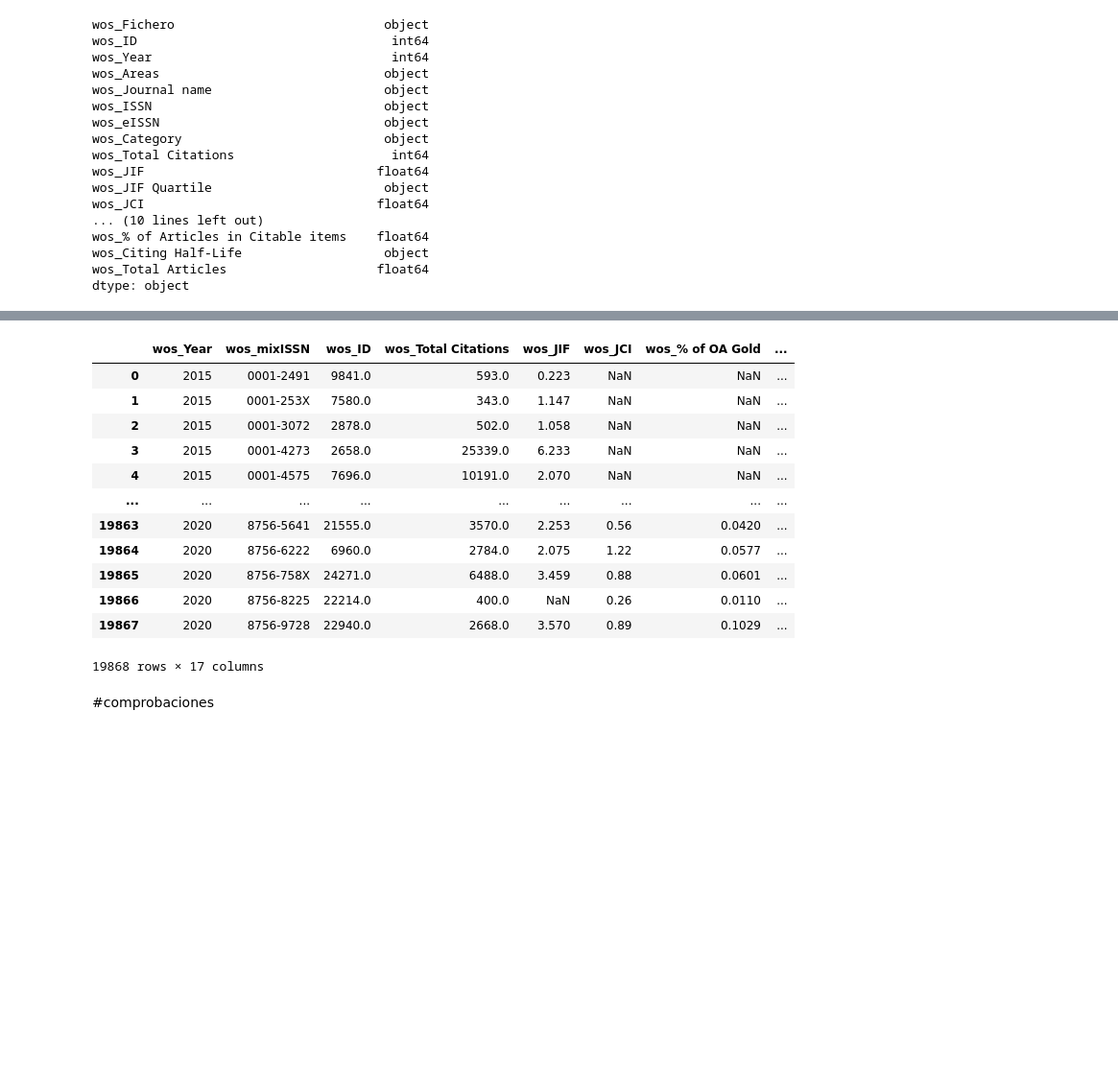
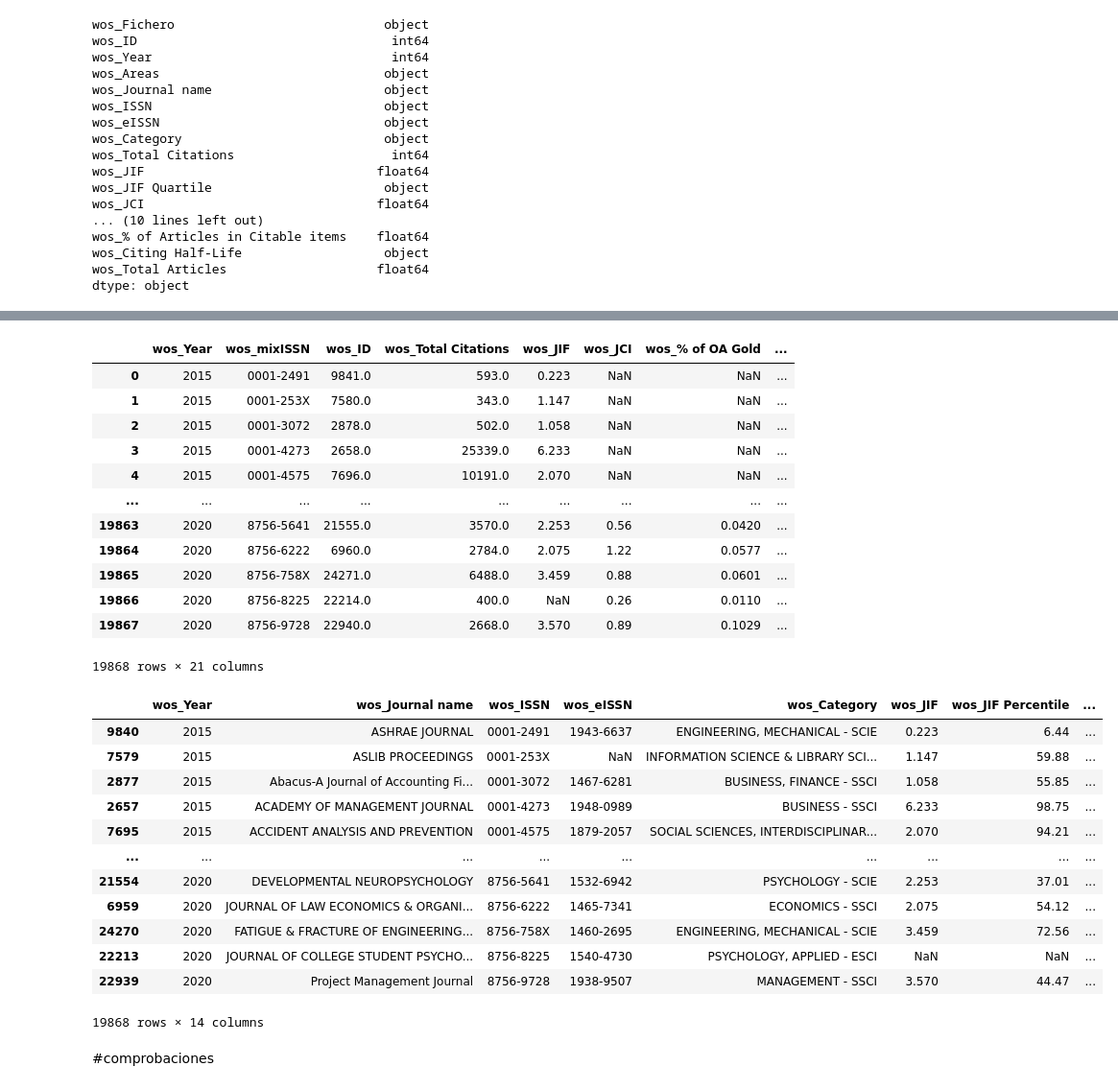
Before and after one commit to jamg-upv/Impacto-citas-articulo, a Jupyter notebook: impactoencitas.ipynb, the cells around one changed output, grey strips where cells are left out. Shown at 96% size. Drawn from its saved outputs; the diff is of its cells as text; code cells hidden in the pictures; blank space fills up the shorter version.

```diff
--- a/impactoencitas.ipynb
+++ b/impactoencitas.ipynb
@@ -867,7 +867,7 @@ dtype: object
 
 
 
-JournalMetricsWos['JCIpercentil'] = JournalMetricsWos.groupby(['Year','Category'])['JCI'].transform(lambda x: x.quantile(.11))
+JournalMetricsWos['wos_JCIpercentil'] = JournalMetricsWos.groupby(['Year','Category'])['JCI'].transform(lambda x: x.quantile(.11))
 JournalMetricsWos.to_csv('JournalMetricsWosConPERCEntJCI.csv',encoding='utf-8', index=False)
 #no sale un percentile.. sino que salen unos numeros "raros"
 #lo calculo a mano, con la formula del percentil pero hay que hacer el rango por grupos de año y categoria, con eso sale todo
@@ -878,3 +878,9 @@ temp['PCNT_LIN'] = temp['INCOME'].rank(method='max').apply(lambda x: 100.0*(x-1)
 # o puedo crear una columna para el rango  otra para Out Of (que es el ranks.max) en cada categoria
 ranks = num.rank()
 (ranks - ranks.min())/(ranks.max() - ranks.min())
+# %%
+###mejora calcular a mano wos_JIF_Rank y wos_Rankout
+# El numero de revisas de la categoria es el mismo para JIF que para JCI, pero el rango no
+# me lo dejo preparado con las columans con missings para que esté en el codigo y las calculo cuando toque
+
+JournalMetricsWos[['wos_JIF_Rank','wos_JCI_Rank','wos_Rankout','wos_JCIpercentil']]=np.NaN
@@ -991,5 +1011,5 @@ dfOrderedNoDupwos.groupby(['wos_Year','wos_mixISSN'], as_index=False).mean()
 | 19865 | 2020 | 8756-758X | 24271.0 | 6488.0 | 3.459 | 0.88 | 0.0601 | ... |
 | 19866 | 2020 | 8756-8225 | 22214.0 | 400.0 | NaN | 0.26 | 0.0110 | ... |
 | 19867 | 2020 | 8756-9728 | 22940.0 | 2668.0 | 3.570 | 0.89 | 0.1029 | ... |
-19868 rows × 17 columns
+19868 rows × 21 columns
 # %%
@@ -1016 +1018,34 @@ dfOrderedNoDupScopusshort
+# %%
+## y dejo las columnas de metricas de revistas scopwos us que me interesan integrar en el archivo final
+list(dfOrderedNoDupwos)
+
+dfOrderedNoDupwosshort=dfOrderedNoDupwos[[ 'wos_Year',
+ 'wos_Journal name',
+ 'wos_ISSN',
+ 'wos_eISSN',
+ 'wos_Category',
+ 'wos_JIF',
+ 'wos_JIF Percentile',
+ 'wos_JIF Quartile',
+ 'wos_JCI',
+ 'wos_mixISSN',
+ 'wos_JIF_Rank',
+ 'wos_JCI_Rank',
+ 'wos_Rankout',
+ 'wos_JCIpercentil']]
+dfOrderedNoDupwosshort
+# %% [output]
+|  | wos_Year | wos_Journal name | wos_ISSN | wos_eISSN | wos_Category | wos_JIF | wos_JIF Percentile | ... |
+| 9840 | 2015 | ASHRAE JOURNAL | 0001-2491 | 1943-6637 | ENGINEERING, MECHANICAL - SCIE | 0.223 | 6.44 | ... |
+| 7579 | 2015 | ASLIB PROCEEDINGS | 0001-253X | NaN | INFORMATION SCIENCE & LIBRARY SCI... | 1.147 | 59.88 | ... |
+| 2877 | 2015 | Abacus-A Journal of Accounting Fi... | 0001-3072 | 1467-6281 | BUSINESS, FINANCE - SSCI | 1.058 | 55.85 | ... |
+| 2657 | 2015 | ACADEMY OF MANAGEMENT JOURNAL | 0001-4273 | 1948-0989 | BUSINESS - SSCI | 6.233 | 98.75 | ... |
+| 7695 | 2015 | ACCIDENT ANALYSIS AND PREVENTION | 0001-4575 | 1879-2057 | SOCIAL SCIENCES, INTERDISCIPLINAR... | 2.070 | 94.21 | ... |
+| ... | ... | ... | ... | ... | ... | ... | ... | ... |
+| 21554 | 2020 | DEVELOPMENTAL NEUROPSYCHOLOGY | 8756-5641 | 1532-6942 | PSYCHOLOGY - SCIE | 2.253 | 37.01 | ... |
+| 6959 | 2020 | JOURNAL OF LAW ECONOMICS & ORGANI... | 8756-6222 | 1465-7341 | ECONOMICS - SSCI | 2.075 | 54.12 | ... |
+| 24270 | 2020 | FATIGUE & FRACTURE OF ENGINEERING... | 8756-758X | 1460-2695 | ENGINEERING, MECHANICAL - SCIE | 3.459 | 72.56 | ... |
+| 22213 | 2020 | JOURNAL OF COLLEGE STUDENT PSYCHO... | 8756-8225 | 1540-4730 | PSYCHOLOGY, APPLIED - ESCI | NaN | NaN | ... |
+| 22939 | 2020 | Project Management Journal | 8756-9728 | 1938-9507 | MANAGEMENT - SSCI | 3.570 | 44.47 | ... |
+19868 rows × 14 columns
 # %%
```
Also changed, not shown: parts of 6 cells of this notebook.
